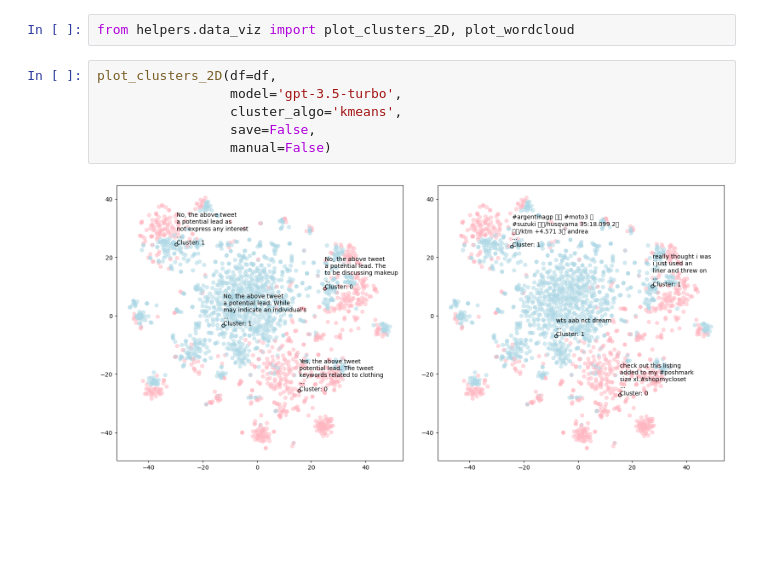
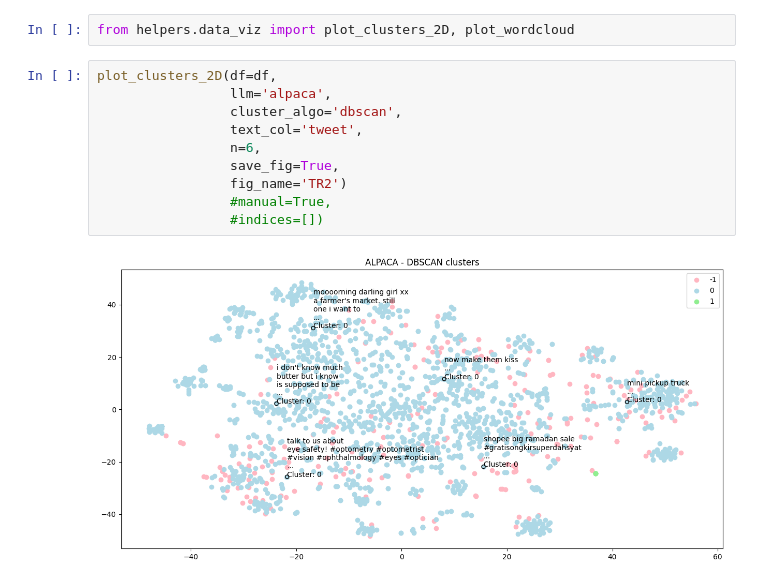
Before and after one commit to LoriTosoChef/msc-thesis-llm-clustering, a Jupyter notebook: thesis_research.ipynb, the cells around one changed output. Cells and saved outputs as stored; diff of their text form; blank space fills up the shorter version.

Commit message:
add dbscan plots, parquet and main notebook

```diff
--- a/thesis_research.ipynb
+++ b/thesis_research.ipynb
@@ -347,11 +377,15 @@ NameError: name 'kmeans_best_results' is not defined
 # Data Viz
 # %%
 from helpers.data_viz import plot_clusters_2D, plot_wordcloud
-# %%
-plot_clusters_2D(df=df,
-                 model='gpt-3.5-turbo',
-                 cluster_algo='kmeans',
-                 save=False,
-                 manual=False)
-# %% [output]
-[figure, removed]
+# %%
+plot_clusters_2D(df=df,
+                 llm='alpaca',
+                 cluster_algo='dbscan',
+                 text_col='tweet',
+                 n=6,
+                 save_fig=True,
+                 fig_name='TR2')
+                 #manual=True,
+                 #indices=[])
+# %% [output]
+[figure, added]
```
Also changed, not shown: parts of 14 cells of this notebook, 9 other files.
